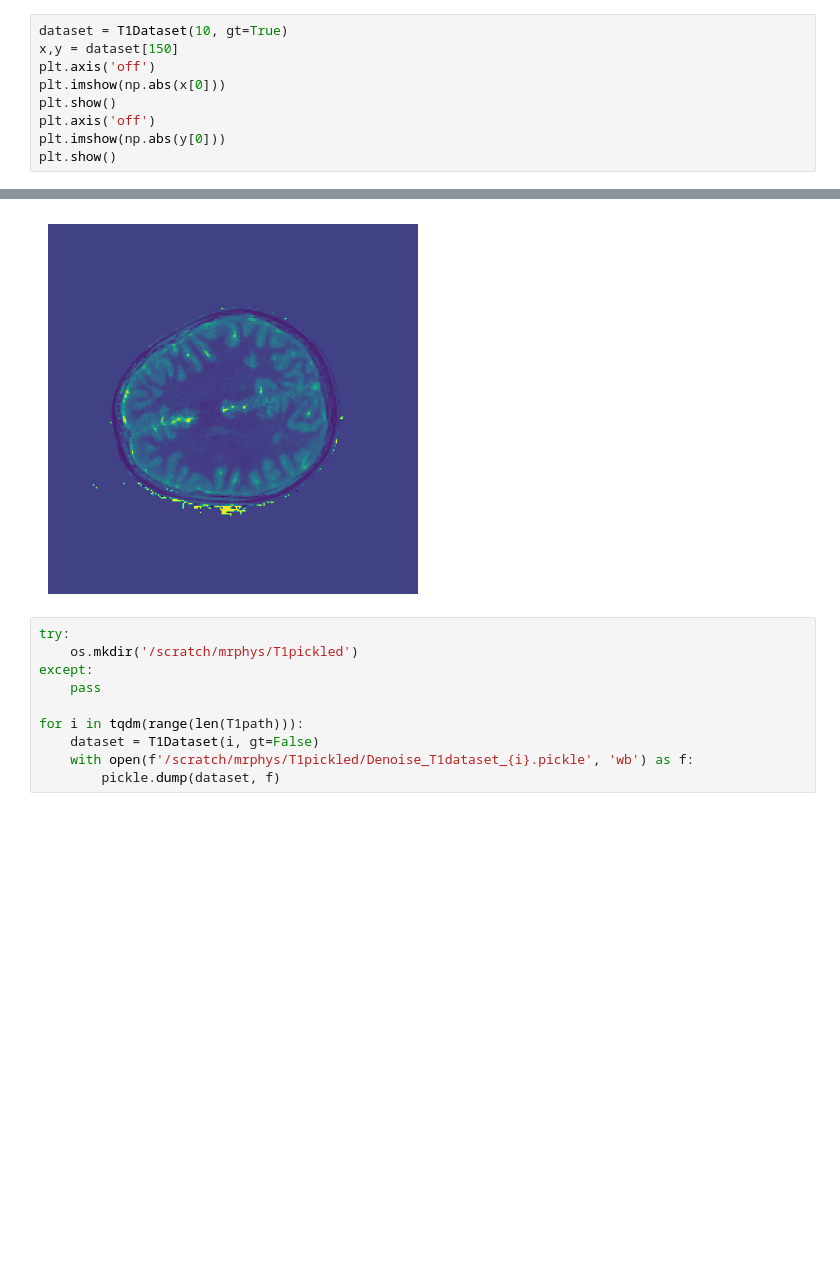
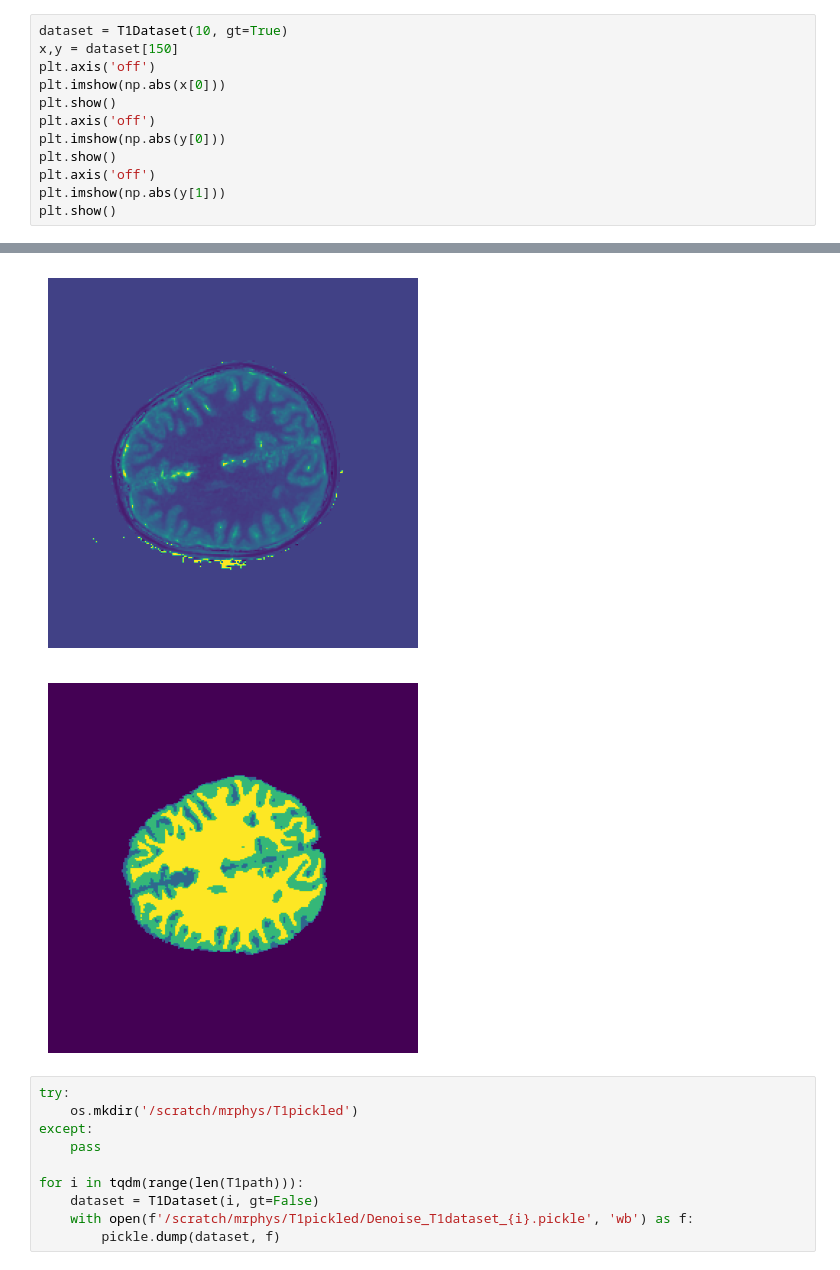
Before and after one commit to 2aron-chen/Skunkworks, a Jupyter notebook: T1Preprocessing.ipynb, the cells around one changed output, grey strips where cells are left out. Drawn from its saved outputs; the diff is of its cells as text; blank space fills up the shorter version.

```diff
--- a/T1Preprocessing.ipynb
+++ b/T1Preprocessing.ipynb
@@ -89,15 +103,19 @@ plt.show()
 # %%
 dataset = T1Dataset(10, gt=True)
 x,y = dataset[150]
 plt.axis('off')
 plt.imshow(np.abs(x[0]))
 plt.show()
 plt.axis('off')
 plt.imshow(np.abs(y[0]))
 plt.show()
+plt.axis('off')
+plt.imshow(np.abs(y[1]))
+plt.show()
 # %% [output]
 [figure]
 [figure]
+[figure, added]
 # %%
 try:
     os.mkdir('/scratch/mrphys/T1pickled')
```
Also changed, not shown: parts of 3 cells of this notebook, 4 other files.
